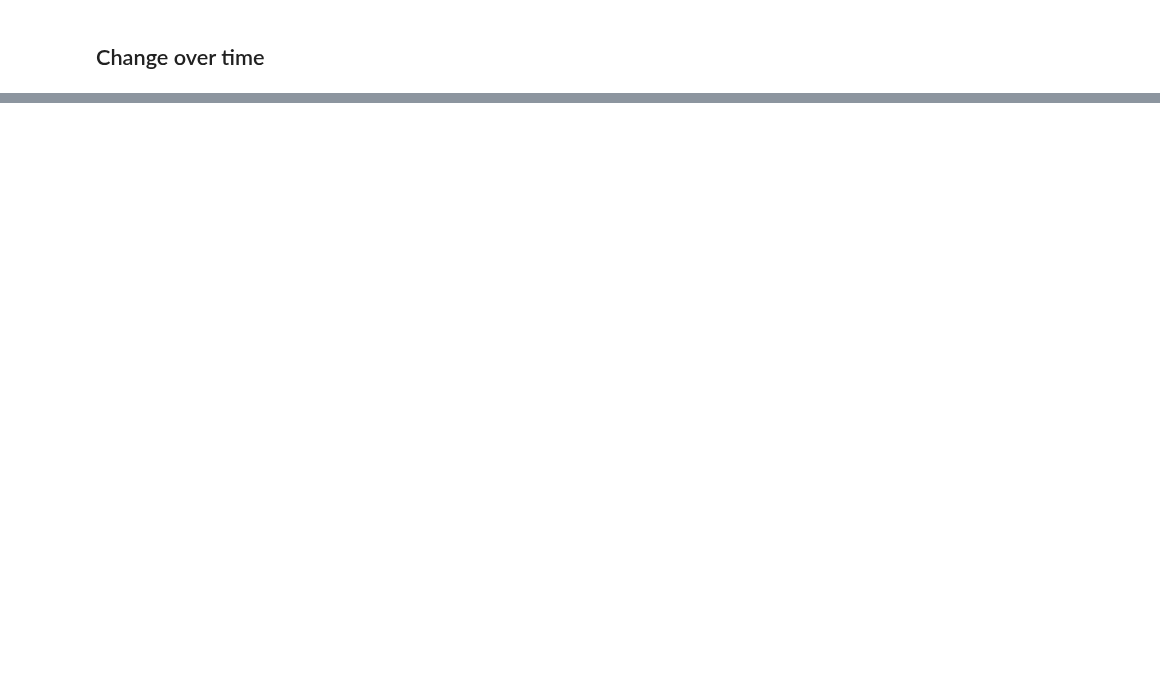
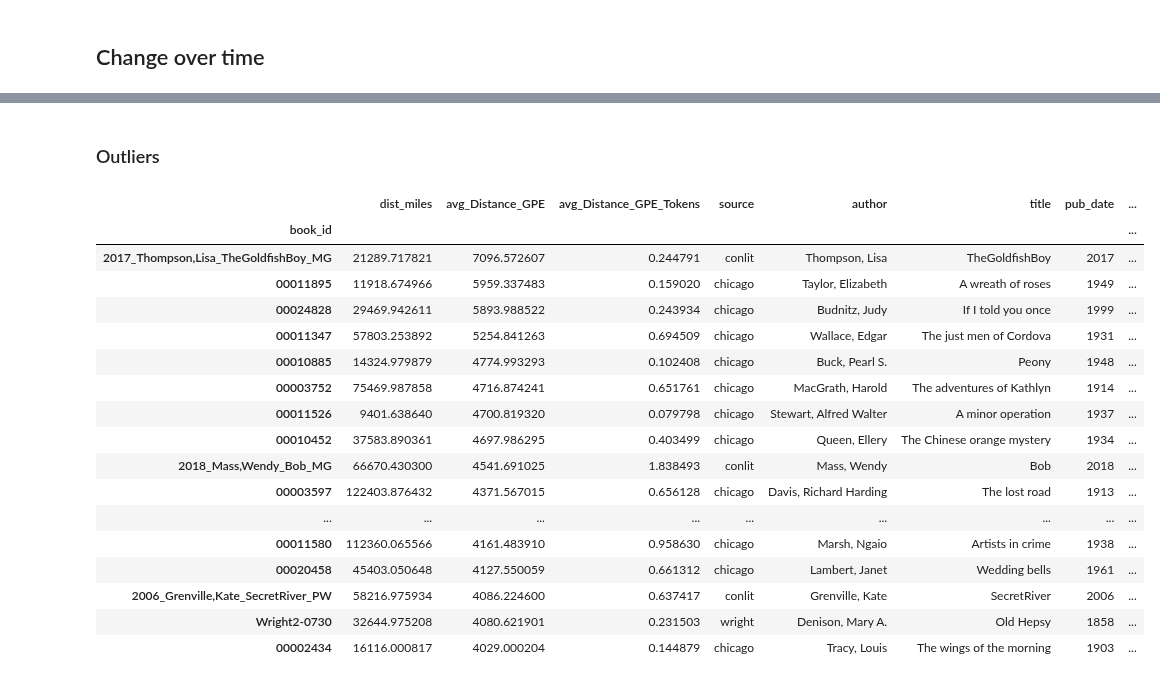
Before and after one commit to wilkens/mobility-books, a Jupyter notebook: notebooks/Data analysis MW.ipynb, the cells around one changed output, grey strips where cells are left out. Drawn from its saved outputs; the diff is of its cells as text; code cells hidden in the pictures; blank space fills up the shorter version.

```diff
--- a/notebooks/Data analysis MW.ipynb
+++ b/notebooks/Data analysis MW.ipynb
@@ -406,0 +505,25 @@ with warnings.catch_warnings():
+# %% [markdown]
+### Outliers
+# %%
+# highest avg distance per GPE
+outliers = fic_data[['dist_miles', 'avg_Distance_GPE', 'avg_Distance_GPE_Tokens', 'source']].sort_values(by='avg_Distance_GPE', ascending=False).head(20).join(meta)
+outliers
+# %% [output]
+|  | dist_miles | avg_Distance_GPE | avg_Distance_GPE_Tokens | source | author | title | pub_date | ... |
+| book_id |  |  |  |  |  |  |  | ... |
+| 2017_Thompson,Lisa_TheGoldfishBoy_MG | 21289.717821 | 7096.572607 | 0.244791 | conlit | Thompson, Lisa | TheGoldfishBoy | 2017 | ... |
+| 00011895 | 11918.674966 | 5959.337483 | 0.159020 | chicago | Taylor, Elizabeth | A wreath of roses | 1949 | ... |
+| 00024828 | 29469.942611 | 5893.988522 | 0.243934 | chicago | Budnitz, Judy | If I told you once | 1999 | ... |
+| 00011347 | 57803.253892 | 5254.841263 | 0.694509 | chicago | Wallace, Edgar | The just men of Cordova | 1931 | ... |
+| 00010885 | 14324.979879 | 4774.993293 | 0.102408 | chicago | Buck, Pearl S. | Peony | 1948 | ... |
+| 00003752 | 75469.987858 | 4716.874241 | 0.651761 | chicago | MacGrath, Harold | The adventures of Kathlyn | 1914 | ... |
+| 00011526 | 9401.638640 | 4700.819320 | 0.079798 | chicago | Stewart, Alfred Walter | A minor operation | 1937 | ... |
+| 00010452 | 37583.890361 | 4697.986295 | 0.403499 | chicago | Queen, Ellery | The Chinese orange mystery | 1934 | ... |
+| 2018_Mass,Wendy_Bob_MG | 66670.430300 | 4541.691025 | 1.838493 | conlit | Mass, Wendy | Bob | 2018 | ... |
+| 00003597 | 122403.876432 | 4371.567015 | 0.656128 | chicago | Davis, Richard Harding | The lost road | 1913 | ... |
+| ... | ... | ... | ... | ... | ... | ... | ... | ... |
+| 00011580 | 112360.065566 | 4161.483910 | 0.958630 | chicago | Marsh, Ngaio | Artists in crime | 1938 | ... |
+| 00020458 | 45403.050648 | 4127.550059 | 0.661312 | chicago | Lambert, Janet | Wedding bells | 1961 | ... |
+| 2006_Grenville,Kate_SecretRiver_PW | 58216.975934 | 4086.224600 | 0.637417 | conlit | Grenville, Kate | SecretRiver | 2006 | ... |
+| Wright2-0730 | 32644.975208 | 4080.621901 | 0.231503 | wright | Denison, Mary A. | Old Hepsy | 1858 | ... |
+| 00002434 | 16116.000817 | 4029.000204 | 0.144879 | chicago | Tracy, Louis | The wings of the morning | 1903 | ... |
```
Also changed, not shown: parts of 6 cells of this notebook.
